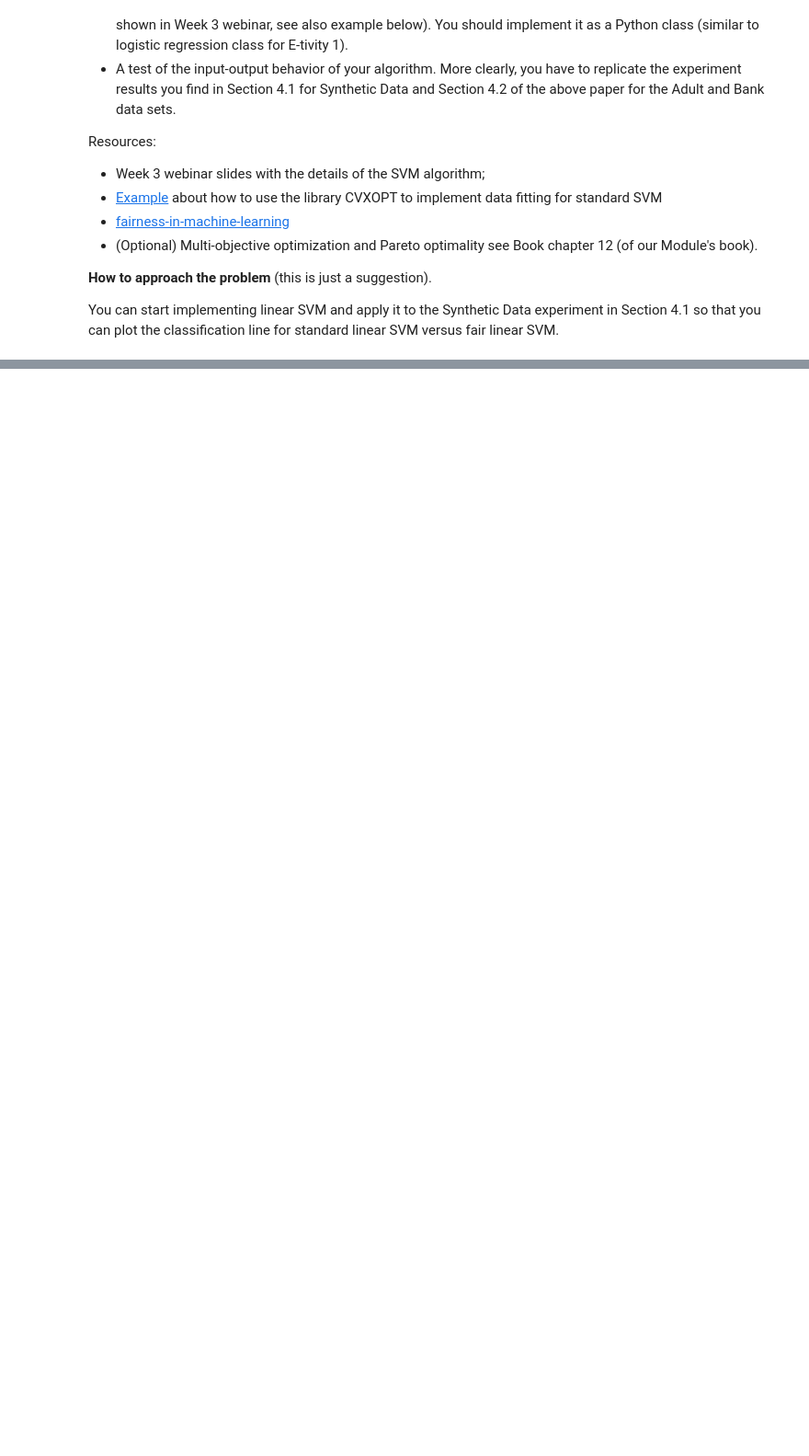
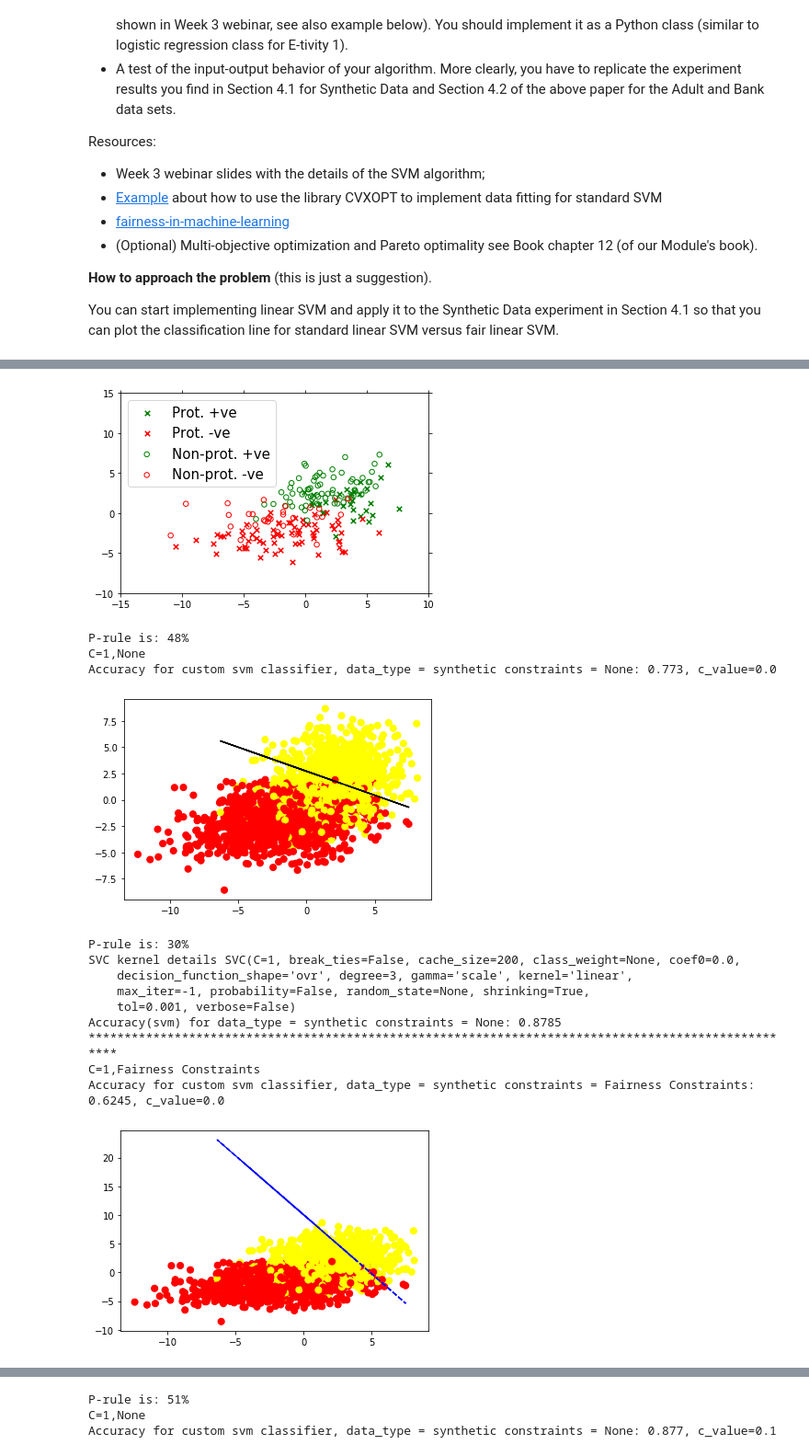
Before and after one commit to vipulpopat/svm-with-fairness-constraint, a Jupyter notebook: Project_5_FinalNotebook.ipynb, the cells around one changed output, grey strips where cells are left out. Shown at 92% size. Drawn from its saved outputs; the diff is of its cells as text; code cells hidden in the pictures; blank space fills up the shorter version.

```diff
--- a/Project_5_FinalNotebook.ipynb
+++ b/Project_5_FinalNotebook.ipynb
@@ -89,6 +89,6 @@ def compute_p_rule(print_string, x_control, class_labels):
 # %%
 # Hide cvxopt output
-cvxopt.solvers.options['show_progress'] = True
+cvxopt.solvers.options['show_progress'] = False
 
 class SupportVectorMachine(object):
     """The Support Vector Machine classifier.
@@ -223,7 +223,7 @@ class SupportVectorMachine(object):
             y_pred.append(np.sign(prediction))
         return np.array(y_pred)
 
-    def plot_decision_boundary(self, X, y):
+    def plot_decision_boundary(self, X, y, feature, data_type):
         #w parameter in vectorized form
         mu = self.lagr_multipliers
         xfit = self.support_vectors
@@ -236,9 +236,16 @@ class SupportVectorMachine(object):
             return g1 - g2
 
 
+        if (data_type != 'synthetic'):
+            return
 
-        print(f'mu.shape={mu.shape}')
-        print(f'X.shape={xfit.shape}, y.shape={yfit.shape}')
+        if (feature is not None):
+            line = '--b'
+        else:
+            line = '-k'
+
+        #print(f'mu.shape={mu.shape}')
+        #print(f'X.shape={xfit.shape}, y.shape={yfit.shape}')
 
         w = ((yfit * mu).T @ xfit).reshape(-1,1)
 
@@ -249,14 +256,14 @@ class SupportVectorMachine(object):
         b = yfit[S] - np.dot(xfit[S], w)
 
         #Display results
-        print('mu = ',mu[mu > 1e-7])
-        print('w = ', w.flatten())
-        print('b = ', b[0,0])
+        #print('mu = ',mu[mu > 1e-7])
+        #print('w = ', w.flatten())
+        #print('b = ', b[0,0])
 
         plt.scatter(X[:, 0], X[:, 1], c=y, s=50, cmap='autumn')
         #plt.plot([0.6], [2.1], 'x', color='red', markeredgewidth=2, markersize=10)
-        plt.plot(xfit, (-w[0,0] * xfit-b[0,0])/w[1,0], '-k')
-
+        plt.plot(xfit, (-w[0,0] * xfit-b[0,0])/w[1,0], line)
+        plt.show()
         #plt.xlim(-1, 3.5);
 # %%
 class SupportVectorMachine_trial(object):
@@ -581,7 +588,8 @@ def load_bank_data(load_data_size=None, drop_sensitive=True):
 
     final_df = pd.concat([encoded_object_df, encoded_int_df, data['age-range']], axis=1)
 
-    final_df = final_df.sample(n=load_data_size, random_state=1234)
+    #final_df = final_df.sample(n=load_data_size, random_state=1234)
+    final_df = final_df.iloc[0:load_data_size]
 
     y = np.where(final_df['y_yes'] == 0, -1, 1)
     x_sensitive = np.array(final_df['age-range'])
@@ -780,0 +781,27 @@ b =  -1022.7243762489118
+# %%
+data_count=500
+
+# Compare the statistics of the accuracies across all cross-validation folds
+run_experiment([1], sample_count=1000, kernel=linear_kernel, data_type='synthetic', results=results_data)
+run_experiment([1], sample_count=1000, kernel=linear_kernel, data_type='synthetic', correlation=0.1, results=results_data)
+run_experiment([10], sample_count=5000, data_type='bank', results=results_data)
+run_experiment([1], sample_count=10000, data_type='adult', correlation=0.01, results=results_data)
+#run_experiment([1], sample_count=data_count, data_type='adult', results=results_data)
+
+results_df = pd.DataFrame(results_data)
+# %% [output]
+[figure, added]
+P-rule is: 48%
+C=1,None
+Accuracy for custom svm classifier, data_type = synthetic constraints = None: 0.773, c_value=0.0
+[figure, added]
+P-rule is: 30%
+SVC kernel details SVC(C=1, break_ties=False, cache_size=200, class_weight=None, coef0=0.0,
+    decision_function_shape='ovr', degree=3, gamma='scale', kernel='linear',
+    max_iter=-1, probability=False, random_state=None, shrinking=True,
+    tol=0.001, verbose=False)
+Accuracy(svm) for data_type = synthetic constraints = None: 0.8785
+****************************************************************************************************
+C=1,Fairness Constraints
+Accuracy for custom svm classifier, data_type = synthetic constraints = Fairness Constraints: 0.6245, c_value=0.0
+[figure, added]
@@ -780,0 +817,3 @@ b =  -1022.7243762489118
+P-rule is: 51%
+C=1,None
+Accuracy for custom svm classifier, data_type = synthetic constraints = None: 0.877, c_value=0.1
```
Also changed, not shown: parts of 5 cells of this notebook.
